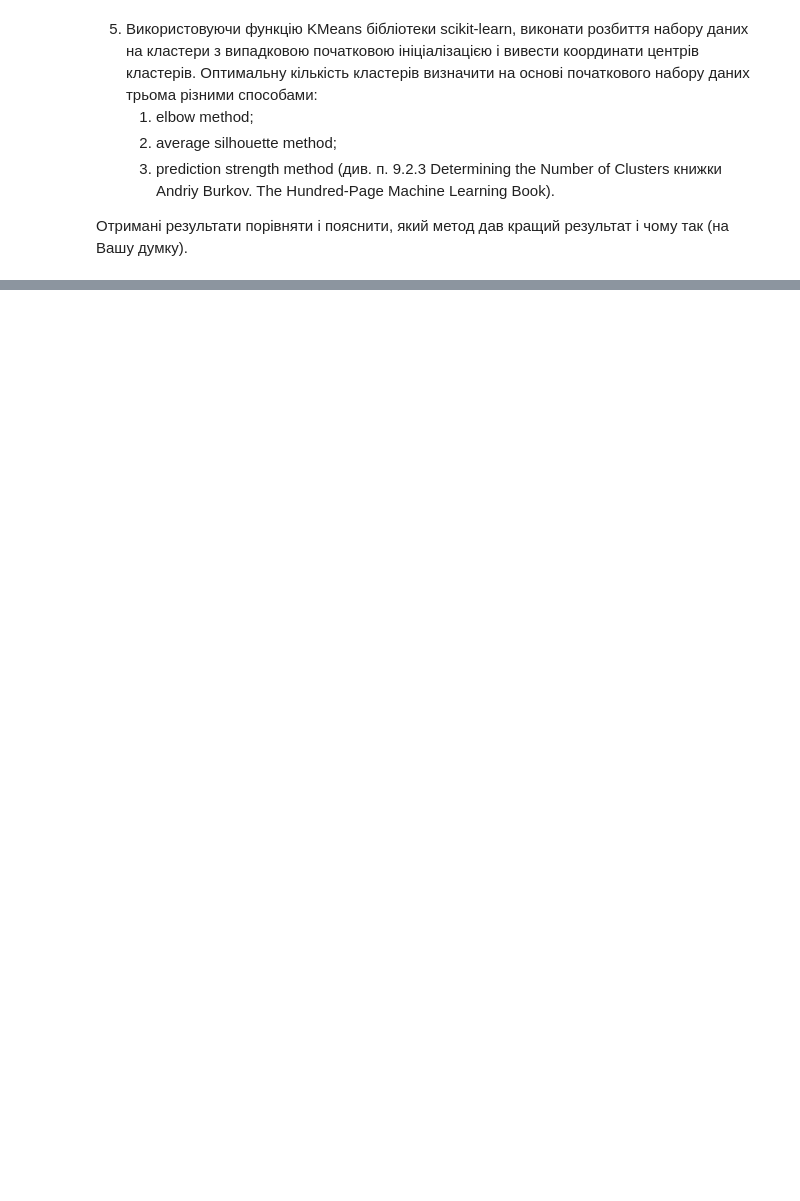
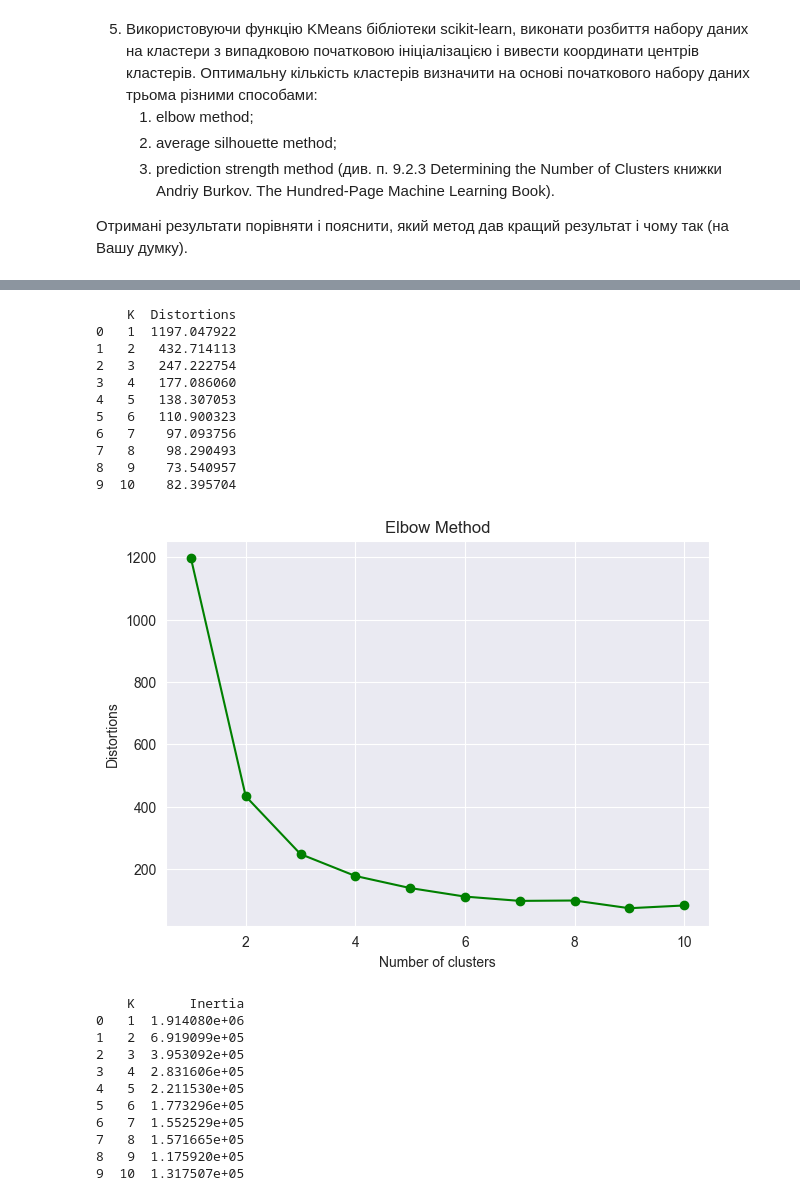
Before and after one commit to ValeriiaBaranivska/ML-2025, a Jupyter notebook: lab-5/ОМН-КМ23-2-Баранівська-ЛР5.ipynb, the cells around one changed output, grey strips where cells are left out. Saved outputs shown, nothing was run; the diff lists cells and outputs as text; code cells hidden in the pictures; blank space fills up the shorter version.

```diff
--- a/lab-5/ОМН-КМ23-2-Баранівська-ЛР5.ipynb
+++ b/lab-5/ОМН-КМ23-2-Баранівська-ЛР5.ipynb
@@ -56,0 +119,63 @@ Book).
+# %%
+def print_result(k_values, data, name):
+    table = pd.DataFrame({
+        'K': k_values,
+        f'{name}': data
+    })
+    print(table)
+
+def plot_fig(k_values, data, y_label, title):
+    plt.figure(figsize=(7,5))
+    plt.plot(k_values, data, 'go-')
+    plt.xlabel('Number of clusters')
+    plt.ylabel(y_label)
+    plt.title(title)
+    plt.grid(True)
+    plt.show()
+# %%
+def elbow_method(data, max_k=10):
+    distortions = []
+    inertias = []
+    K = range(1, max_k+1)
+
+    for k in K:
+        kmeans = KMeans(n_clusters=k, init='random', n_init=max_k, random_state=42)
+        kmeans.fit(data)
+
+        distortions.append(sum(np.min(cdist(data, kmeans.cluster_centers_, 'euclidean'), axis=1)**2) / data.shape[0])
+
+        inertias.append(kmeans.inertia_)
+
+    print_result(K, distortions, 'Distortions')
+    plot_fig(K, distortions, 'Distortions', 'Elbow Method')
+
+    print_result(K, inertias, 'Inertia')
+    plot_fig(K, inertias, 'Inertia', 'Elbow Method')
+
+    return distortions, inertias
+# %%
+elbow_scores = elbow_method(df.values)
+# %% [output]
+    K  Distortions
+0   1  1197.047922
+1   2   432.714113
+2   3   247.222754
+3   4   177.086060
+4   5   138.307053
+5   6   110.900323
+6   7    97.093756
+7   8    98.290493
+8   9    73.540957
+9  10    82.395704
+[figure, added]
+    K       Inertia
+0   1  1.914080e+06
+1   2  6.919099e+05
+2   3  3.953092e+05
+3   4  2.831606e+05
+4   5  2.211530e+05
+5   6  1.773296e+05
+6   7  1.552529e+05
+7   8  1.571665e+05
+8   9  1.175920e+05
+9  10  1.317507e+05
```
Also changed, not shown: parts of 21 cells of this notebook, 1 other file.
